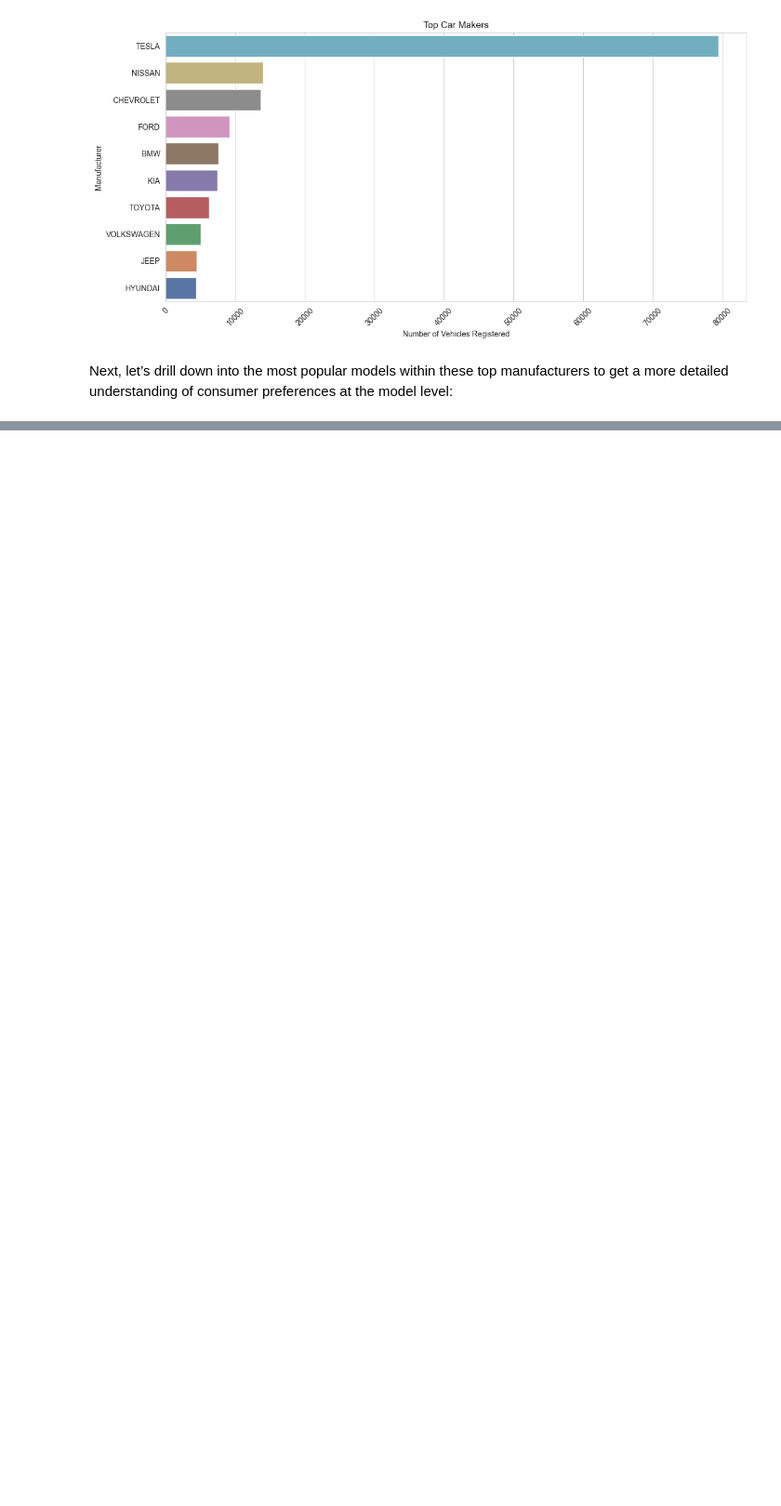
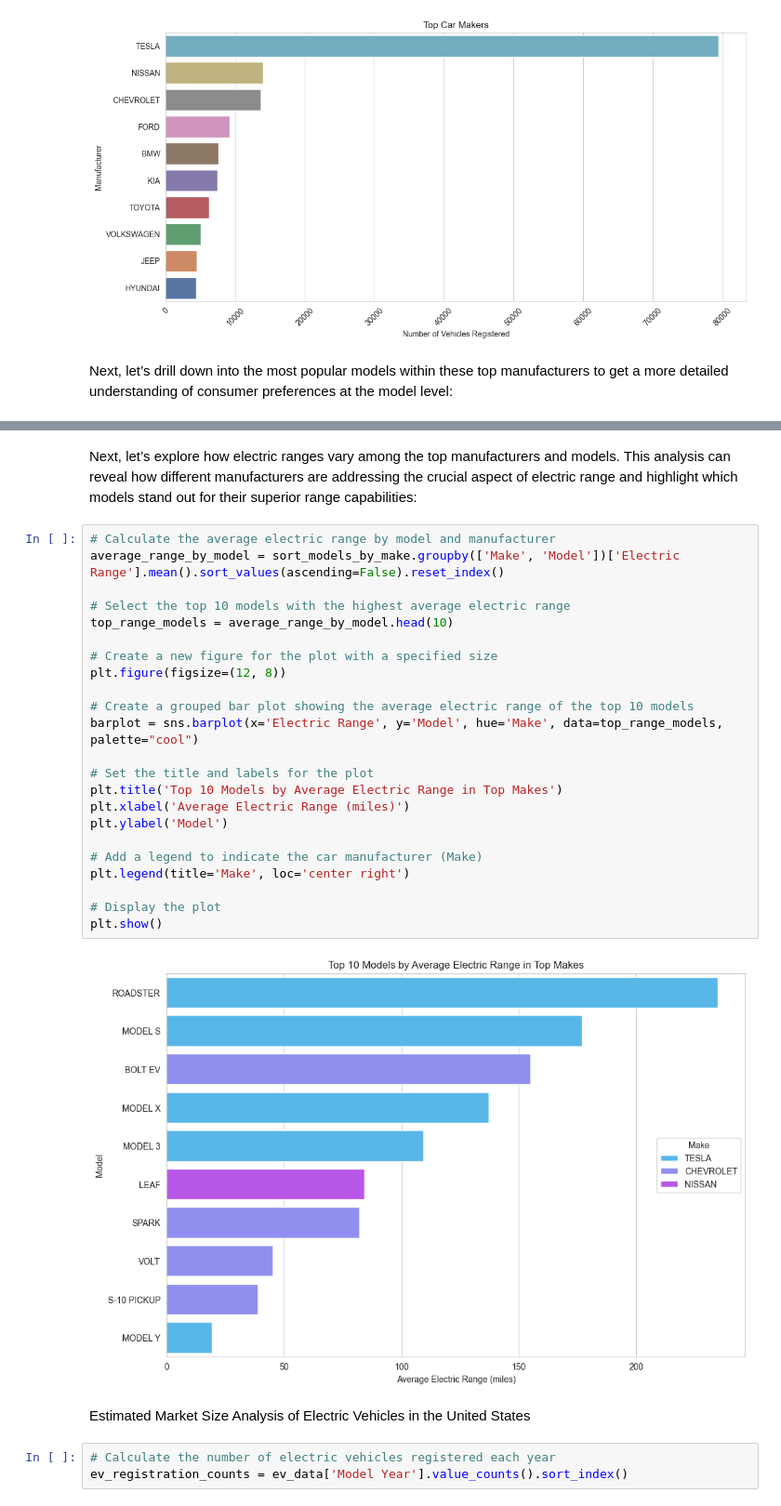
Before and after one commit to errosal/Electric-Vehicles-Market-Size-Analysis, a Jupyter notebook: EV-Market.ipynb, the cells around one changed output, grey strips where cells are left out. Shown at 93% size. Drawn from its saved outputs; the diff is of its cells as text; blank space fills up the shorter version.

```diff
--- a/EV-Market.ipynb
+++ b/EV-Market.ipynb
@@ -279,0 +326,32 @@ sns.barplot(x='Number of Vehicles', y='Model', hue='Make', data=top_models_10, p
+# %% [markdown]
+Next, let’s explore how electric ranges vary among the top manufacturers and models. This analysis can reveal how different manufacturers are addressing the crucial aspect of electric range and highlight which models stand out for their superior range capabilities:
+# %%
+# Calculate the average electric range by model and manufacturer
+average_range_by_model = sort_models_by_make.groupby(['Make', 'Model'])['Electric Range'].mean().sort_values(ascending=False).reset_index()
+
+# Select the top 10 models with the highest average electric range
+top_range_models = average_range_by_model.head(10)
+
+# Create a new figure for the plot with a specified size
+plt.figure(figsize=(12, 8))
+
+# Create a grouped bar plot showing the average electric range of the top 10 models
+barplot = sns.barplot(x='Electric Range', y='Model', hue='Make', data=top_range_models, palette="cool")
+
+# Set the title and labels for the plot
+plt.title('Top 10 Models by Average Electric Range in Top Makes')
+plt.xlabel('Average Electric Range (miles)')
+plt.ylabel('Model')
+
+# Add a legend to indicate the car manufacturer (Make)
+plt.legend(title='Make', loc='center right')
+
+# Display the plot
+plt.show()
+# %% [output]
+[figure, added]
+# %% [markdown]
+Estimated Market Size Analysis of Electric Vehicles in the United States
+# %%
+# Calculate the number of electric vehicles registered each year
+ev_registration_counts = ev_data['Model Year'].value_counts().sort_index()
```
Also changed, not shown: parts of 31 cells of this notebook.
